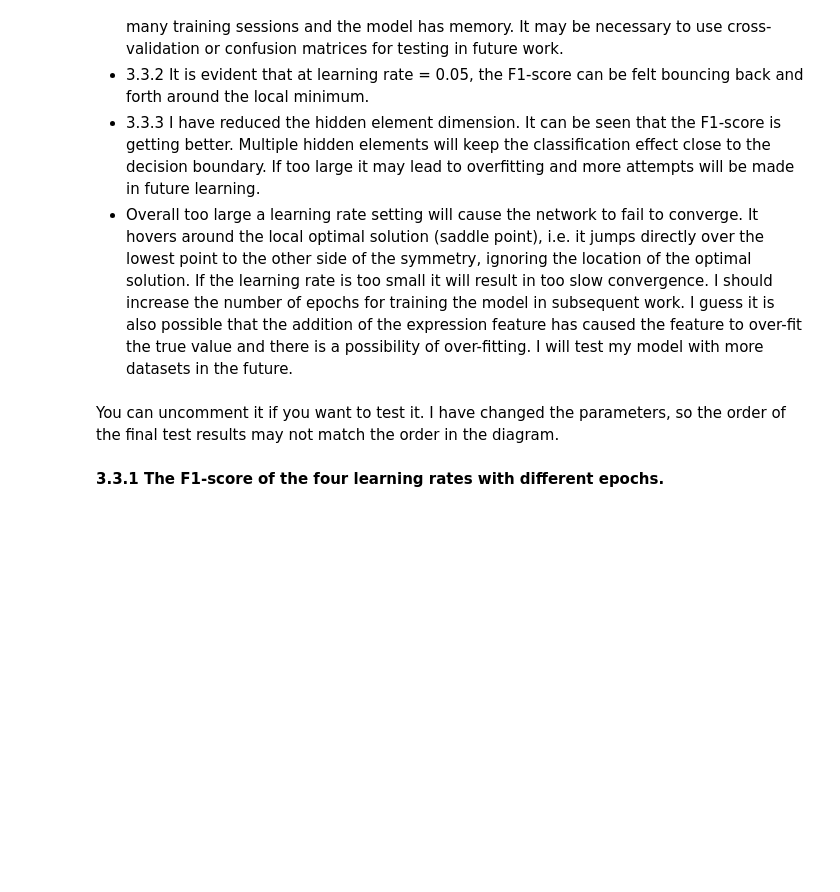
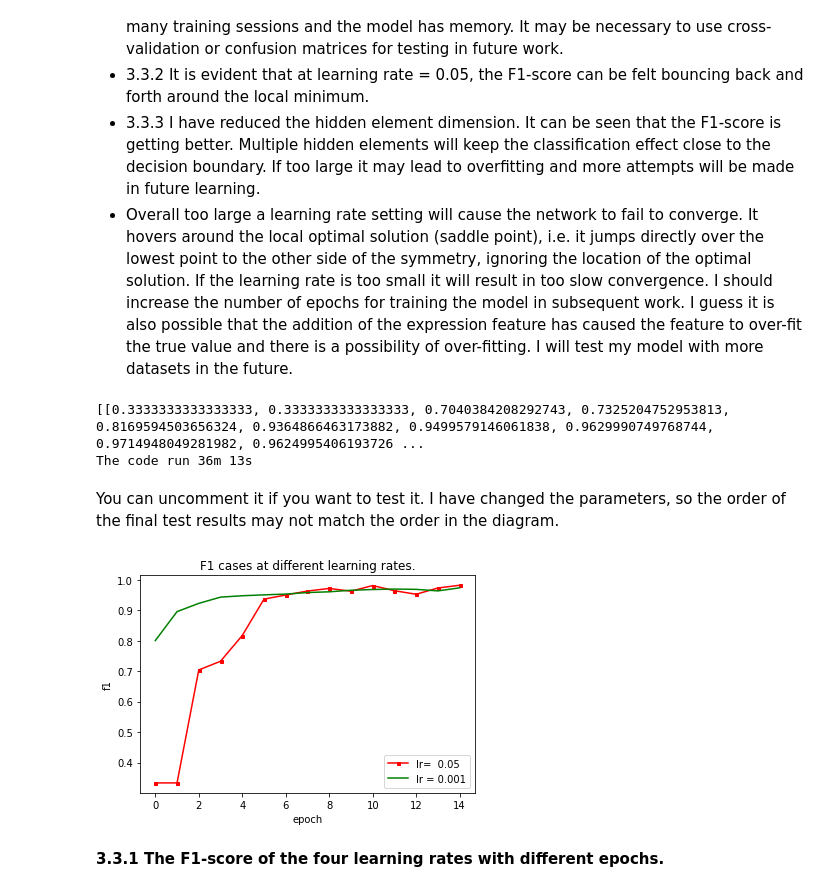
Before and after one commit to Alecia113/NLP-Emotional-analysis, a Jupyter notebook: Ass1.ipynb, the cells around one changed output. Drawn from its saved outputs; the diff is of its cells as text; code cells hidden in the pictures; blank space fills up the shorter version.

```diff
--- a/Ass1.ipynb
+++ b/Ass1.ipynb
@@ -1340,19 +1355,19 @@ seq_length = doc_length_list[max_index]
 n_input = len(input_train[0][0])
 n_class = len(unique_labels)                           #2
 
-# #[finial]
-# n_hidden = 512                                        #128 64 ；128； 256   512
-# batch_size = 512                                      #500
-# total_epoch = 15                                      #10
-# learning_rate = [0.05,0.001]                          # 1e-4 == 0.001 le-3 == 0.01 #0.1  0.05//  [0.05,0.01,0.005,0.001]
-# #learning_rate = [0.05,0.01,0.005,0.001]
-
-
+#[finial]
 n_hidden = 232                                        #128 64 ；128； 256   512
 batch_size = 512                                      #500
 total_epoch = 15                                      #10
-learning_rate = [0.05]                          # 1e-4 == 0.001 le-3 == 0.01 #0.1  0.05//  [0.05,0.01,0.005,0.001]
+learning_rate = [0.05, 0.001]                          # 1e-4 == 0.001 le-3 == 0.01 #0.1  0.05//  [0.05,0.01,0.005,0.001]
 #learning_rate = [0.05,0.01,0.005,0.001]
+
+
+# n_hidden = 232                                        #128 64 ；128； 256   512
+# batch_size = 512                                      #500
+# total_epoch = 15                                      #10
+# learning_rate = [0.05]                          # 1e-4 == 0.001 le-3 == 0.01 #0.1  0.05//  [0.05,0.01,0.005,0.001]
+# #learning_rate = [0.05,0.01,0.005,0.001]
 # %%
 # [lab4][lab5]
 from sklearn.metrics import f1_score
@@ -1395,38 +1410,43 @@ for learn in range(len(learning_rate)):
 print(line_lr)
 time_elapsed = time.time() - since
 print('The code run {:.0f}m {:.0f}s'.format(time_elapsed // 60, time_elapsed % 60))
+# %% [output]
+[[0.3333333333333333, 0.3333333333333333, 0.7040384208292743, 0.7325204752953813, 0.8169594503656324, 0.9364866463173882, 0.9499579146061838, 0.9629990749768744, 0.9714948049281982, 0.9624995406193726 ...
+The code run 36m 13s
 # %% [markdown]
 You can uncomment it if you want to test it. I have changed the parameters, so the order of the final test results may not match the order in the diagram.
 # %%
 #  x is the epoch y is the f1 test set command+/
 import matplotlib.pyplot as plt
 #for epoch in range(total_epoch):
 #x = [5, 10, 15, 20, 25, 30, 35, 40]
 #y = [17, 24, 29, 36, 38, 47, 59, 80]
 #[1,0.5,0.1,0.05,0.01,0.005,0.001] // [0.05,0.01,0.005,0.001]
 x = [epoch for epoch in range(total_epoch)]
 y1 = [f1 for f1 in line_lr[0]]
-#y2 = [f1 for f1 in line_lr[1]]
+y2 = [f1 for f1 in line_lr[1]]
 #y3 = [f1 for f1 in line_lr[2]]
 #y4 = [f1 for f1 in line_lr[3]]
 # y5 = [f1 for f1 in line_lr[4]]
 # y6 = [f1 for f1 in line_lr[5]]
 # y7 = [f1 for f1 in line_lr[6]]
-plt.plot(x,y1,'rs-',markersize =3,label = 'lr=  0.05')
+plt.plot(x,y1,'rs-',markersize =3,label = 'lr=  0.05')        #0.05
 
-#plt.plot(x,y2,'g-',markersize =3, label = 'lr = 0.001')        #0.01
+plt.plot(x,y2,'g-',markersize =3, label = 'lr = 0.001')        #0.01  0.001
 #plt.plot(x,y3,'b-',markersize =3, label = 'lr = 0.01')        #0.005  0.001
 #plt.plot(x,y4,'y-',markersize =3, label = 'lr = 0.005')       #0.001
 # plt.plot(x,y5,'c-',markersize =3, label = 'lr = 0.01')
 # plt.plot(x,y6,'m-',markersize =3, label = 'lr = 0.005')
 # plt.plot(x,y7,'k-',markersize =3, label = 'lr = 0.001')
 plt.xlabel('epoch')
 plt.ylabel('f1')
 plt.title('F1 cases at different learning rates.')
 plt.legend()                                                   #Let the label show
 plt.show()
 # precision: TP/(TP+FP)
 #recall
+# %% [output]
+[figure, added]
 # %% [markdown]
 **3.3.1 The F1-score of the four learning rates with different epochs.**
 # %% [markdown]
```
Also changed, not shown: parts of 10 cells of this notebook.
